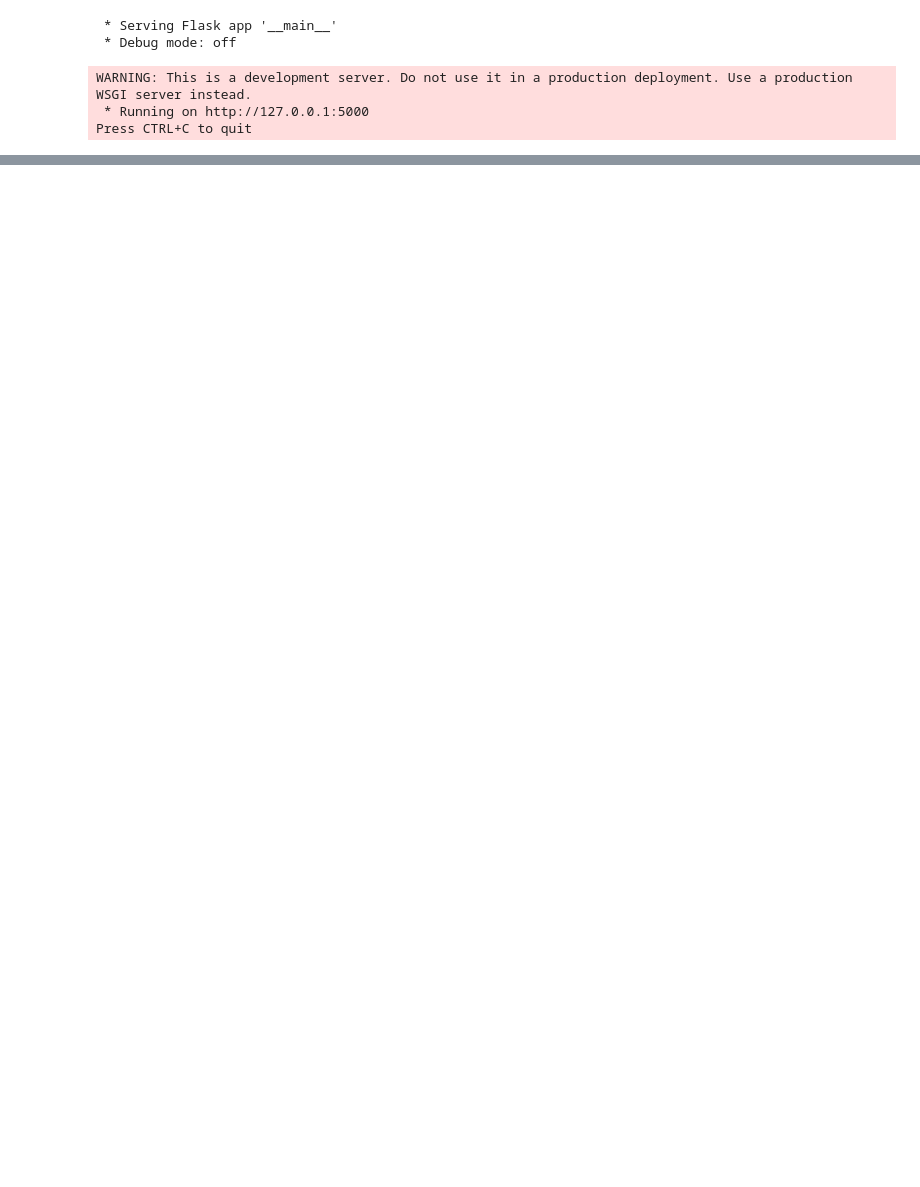
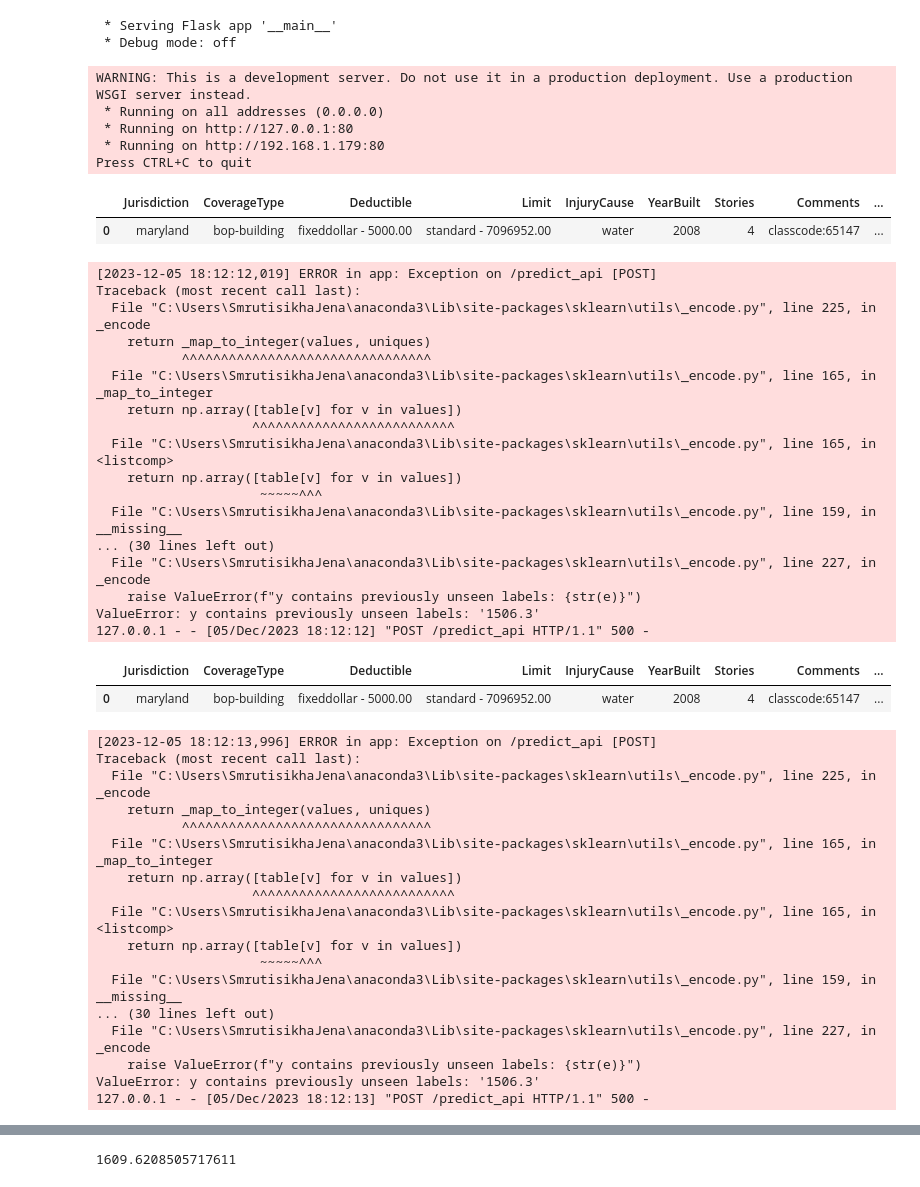
Before and after one commit to AdvanzeTechInc/Risk_Predictive_Model, a Jupyter notebook: json flask API.ipynb, the cells around one changed output, grey strips where cells are left out. Drawn from its saved outputs; the diff is of its cells as text; code cells hidden in the pictures; blank space fills up the shorter version.

```diff
--- a/json flask API.ipynb
+++ b/json flask API.ipynb
@@ -4,40 +4,81 @@ from sklearn.model_selection import train_test_split
 from sklearn.ensemble import RandomForestClassifier
 from sklearn import metrics
 from flask import Flask, request, render_template,jsonify
+from flask_cors import CORS
 import re
 import math
 from utility.data_cleaning import *
 from utility.data_preprocessing import *
 from utility.model_building import *
 from config.configuration import *
 app = Flask(__name__)
+CORS(app)
 
 #import model and encoder
-with open('./data/training/output/lgb_model.pkl', 'rb') as file:
+with open('./data/training/output/lgb_model_'+str(today)+'.pkl', 'rb') as file:
     model=pickle.load(file)
-with open('./data/training/output/encoder.pkl', 'rb') as file:
+with open('./data/training/output/encoder_'+str(today)+'.pkl', 'rb') as file:
     label_encoders=pickle.load(file)
-
 
 @app.route("/predict_api", methods=['POST'])
 def RiskPrediction():
-
     json_ = request.json
     df= pd.DataFrame([json_])
     df_clean = clean_data(df)
     for col in label_encoders:
         df_clean[col] = label_encoders[col].transform(df_clean[col])
     predicted_loss_amount= model.predict(df_clean)
     output = predicted_loss_amount[0]
 
     print(output)
 
     return jsonify({"prediction":output})
 if __name__ == '__main__':
-    app.run()
+    #app.run()
+    app.run(host='0.0.0.0', port=80)
 # %% [output]
  * Serving Flask app '__main__'
  * Debug mode: off
 WARNING: This is a development server. Do not use it in a production deployment. Use a production WSGI server instead.
- * Running on http://127.0.0.1:5000
+ * Running on all addresses (0.0.0.0)
+ * Running on http://127.0.0.1:80
+ * Running on http://192.168.1.179:80
 Press CTRL+C to quit
+|  | Jurisdiction | CoverageType | Deductible | Limit | InjuryCause | YearBuilt | Stories | Comments | ... |
+| 0 | maryland | bop-building | fixeddollar - 5000.00 | standard - 7096952.00 | water | 2008 | 4 | classcode:65147 | ... |
+[2023-12-05 18:12:12,019] ERROR in app: Exception on /predict_api [POST]
+Traceback (most recent call last):
+  File "C:\Users\SmrutisikhaJena\anaconda3\Lib\site-packages\sklearn\utils\_encode.py", line 225, in _encode
+    return _map_to_integer(values, uniques)
+           ^^^^^^^^^^^^^^^^^^^^^^^^^^^^^^^^
+  File "C:\Users\SmrutisikhaJena\anaconda3\Lib\site-packages\sklearn\utils\_encode.py", line 165, in _map_to_integer
+    return np.array([table[v] for v in values])
+                    ^^^^^^^^^^^^^^^^^^^^^^^^^^
+  File "C:\Users\SmrutisikhaJena\anaconda3\Lib\site-packages\sklearn\utils\_encode.py", line 165, in <listcomp>
+    return np.array([table[v] for v in values])
+                     ~~~~~^^^
+  File "C:\Users\SmrutisikhaJena\anaconda3\Lib\site-packages\sklearn\utils\_encode.py", line 159, in __missing__
+... (30 lines left out)
+  File "C:\Users\SmrutisikhaJena\anaconda3\Lib\site-packages\sklearn\utils\_encode.py", line 227, in _encode
+    raise ValueError(f"y contains previously unseen labels: {str(e)}")
+ValueError: y contains previously unseen labels: '1506.3'
+127.0.0.1 - - [05/Dec/2023 18:12:12] "POST /predict_api HTTP/1.1" 500 -
+|  | Jurisdiction | CoverageType | Deductible | Limit | InjuryCause | YearBuilt | Stories | Comments | ... |
+| 0 | maryland | bop-building | fixeddollar - 5000.00 | standard - 7096952.00 | water | 2008 | 4 | classcode:65147 | ... |
+[2023-12-05 18:12:13,996] ERROR in app: Exception on /predict_api [POST]
+Traceback (most recent call last):
+  File "C:\Users\SmrutisikhaJena\anaconda3\Lib\site-packages\sklearn\utils\_encode.py", line 225, in _encode
+    return _map_to_integer(values, uniques)
+           ^^^^^^^^^^^^^^^^^^^^^^^^^^^^^^^^
+  File "C:\Users\SmrutisikhaJena\anaconda3\Lib\site-packages\sklearn\utils\_encode.py", line 165, in _map_to_integer
+    return np.array([table[v] for v in values])
+                    ^^^^^^^^^^^^^^^^^^^^^^^^^^
+  File "C:\Users\SmrutisikhaJena\anaconda3\Lib\site-packages\sklearn\utils\_encode.py", line 165, in <listcomp>
+    return np.array([table[v] for v in values])
+                     ~~~~~^^^
+  File "C:\Users\SmrutisikhaJena\anaconda3\Lib\site-packages\sklearn\utils\_encode.py", line 159, in __missing__
+... (30 lines left out)
+  File "C:\Users\SmrutisikhaJena\anaconda3\Lib\site-packages\sklearn\utils\_encode.py", line 227, in _encode
+    raise ValueError(f"y contains previously unseen labels: {str(e)}")
+ValueError: y contains previously unseen labels: '1506.3'
+127.0.0.1 - - [05/Dec/2023 18:12:13] "POST /predict_api HTTP/1.1" 500 -
@@ -44,3 +88,4 @@ Press CTRL+C to quit
+1609.6208505717611
 # %%
 import pandas as pd
 data= {
```
Also changed, not shown: parts of 2 cells of this notebook, 24 other files.
